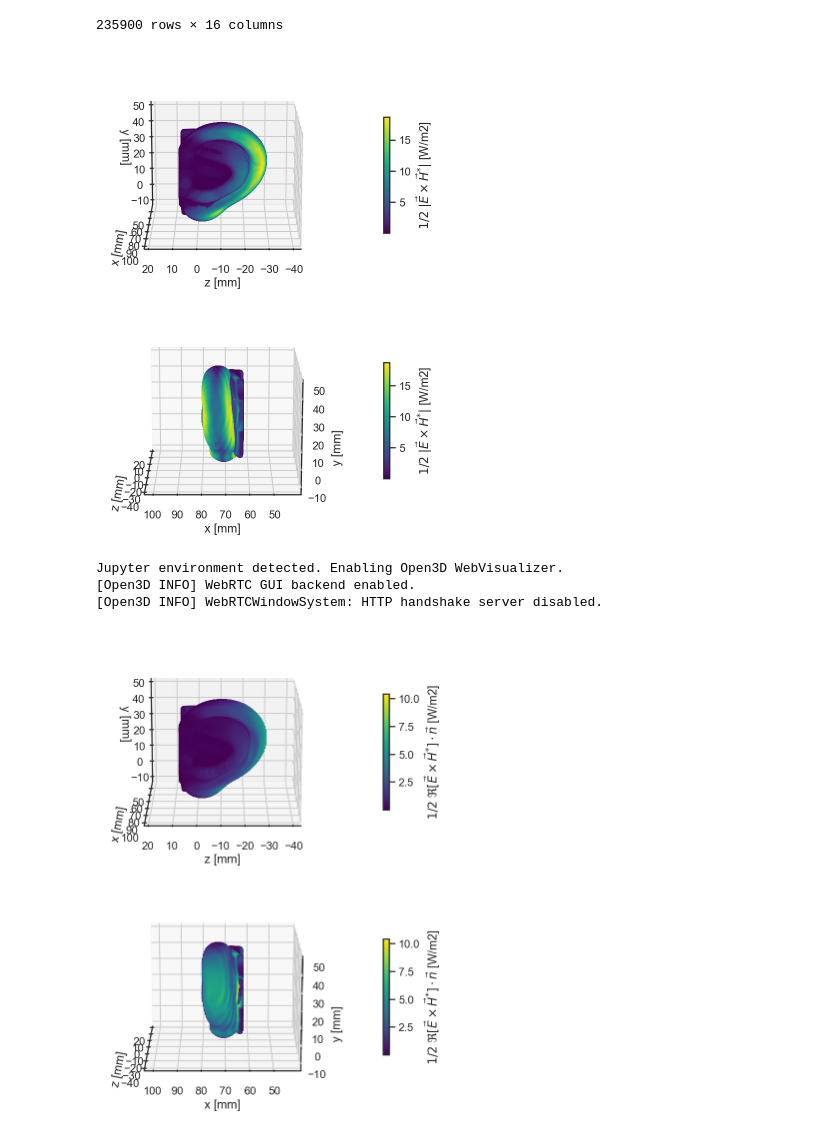
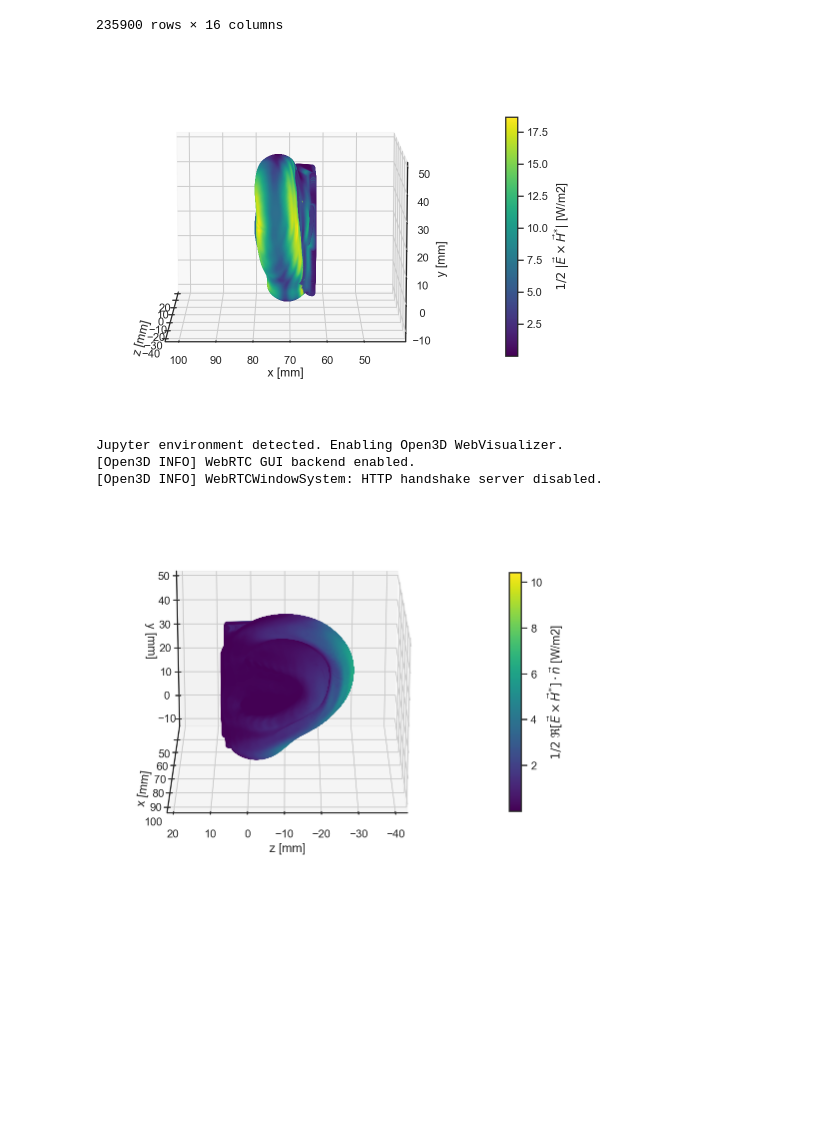
Before and after one commit to akapet00/EMF-exposure-analysis, a Jupyter notebook: notebooks/IMBioC2022_paper.ipynb, the cells around one changed output. Drawn from its saved outputs; the diff is of its cells as text; code cells hidden in the pictures; blank space fills up the shorter version.

```diff
--- a/notebooks/IMBioC2022_paper.ipynb
+++ b/notebooks/IMBioC2022_paper.ipynb
@@ -164,13 +190,13 @@ Sx, Sy, Sz = poynting_vector(E, H)
 # %%
 S = abs(np.sqrt(Sx ** 2 + Sy ** 2 + Sz ** 2))
 S_label = r'$1/2$ $|\vec{E}\times\vec{H}^{*}|$ [W/m2]'
 fig, ax = plot_3d({'z [mm]': xyz[:, 2],
                    'x [mm]': xyz[:, 0],
                    'y [mm]': xyz[:, 1],
                    S_label: S},
-                  elev=[15], azim=[90, 180])
+                  elev=[10], azim=[180])
 # %% [output]
-[figure, old version]
+[figure, new version]
 # %%
 n = estimate_normals(xyz, knn=30, fast=True)
 Sr = abs(Sx.real * n[:, 0] + Sy.real * n[:, 1] + Sz.real * n[:, 2])
@@ -179,12 +205,12 @@ fig, ax = plot_3d({'z [mm]': xyz[:, 2],
                    'x [mm]': xyz[:, 0],
                    'y [mm]': xyz[:, 1],
                    Sr_label: Sr},
-                  elev=[15], azim=[90, 180])
+                  elev=[20], azim=[90])
 # %% [output]
 Jupyter environment detected. Enabling Open3D WebVisualizer.
 [Open3D INFO] WebRTC GUI backend enabled.
 [Open3D INFO] WebRTCWindowSystem: HTTP handshake server disabled.
-[figure, old version]
+[figure, new version]
 # %%
 crop_idxs = np.where(xyz[:, 0] > 66)[0]
 xyz_crop = xyz[crop_idxs]
```
Also changed, not shown: parts of 16 cells of this notebook.
